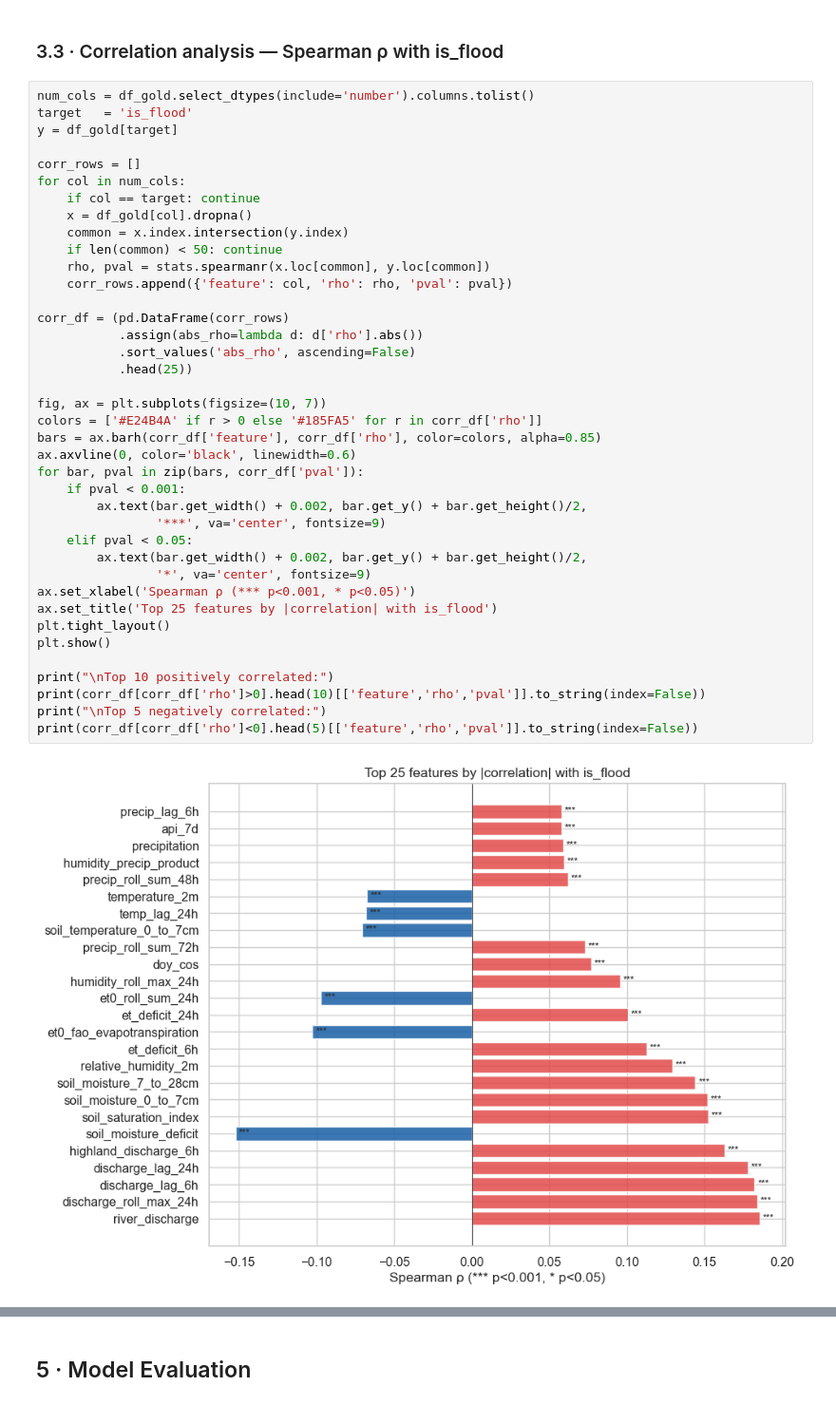
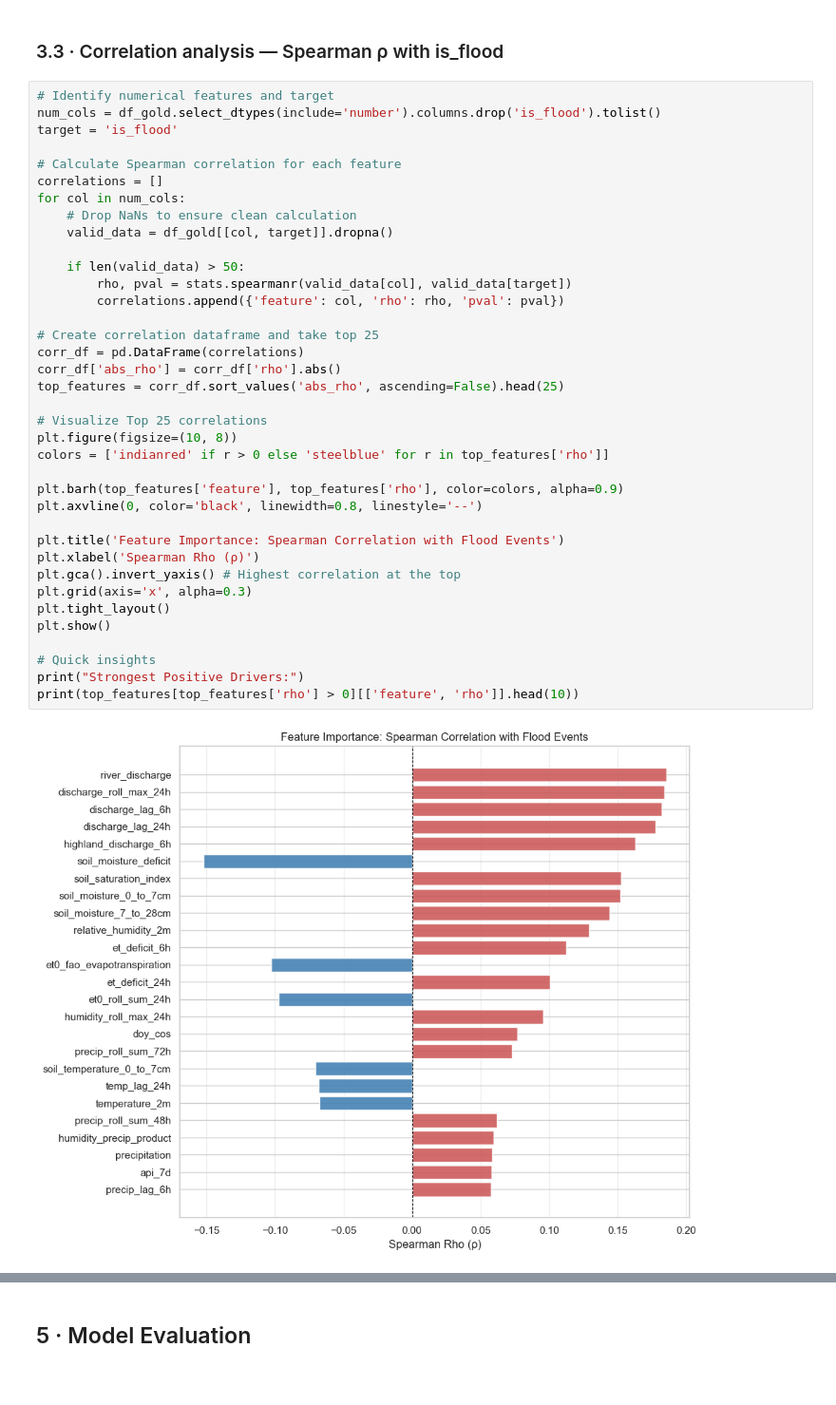
Before and after one commit to AliAgabalayev/Baku-Sentinel-Advanced-Flash-Flood-Forecasting-System, a Jupyter notebook: notebooks/day_04_baku_sentinel.ipynb, the cells around one changed output, grey strips where cells are left out. Shown at 95% size. Cells and saved outputs as stored; diff of their text form.

```diff
--- a/notebooks/day_04_baku_sentinel.ipynb
+++ b/notebooks/day_04_baku_sentinel.ipynb
@@ -213,43 +185,41 @@ plt.show()
 # %% [markdown]
 ### 3.3 · Correlation analysis — Spearman ρ with is_flood
 # %%
-num_cols = df_gold.select_dtypes(include='number').columns.tolist()
-target   = 'is_flood'
-y = df_gold[target]
+# Identify numerical features and target
+num_cols = df_gold.select_dtypes(include='number').columns.drop('is_flood').tolist()
+target = 'is_flood'
 
-corr_rows = []
+# Calculate Spearman correlation for each feature
+correlations = []
 for col in num_cols:
-    if col == target: continue
-    x = df_gold[col].dropna()
-    common = x.index.intersection(y.index)
-    if len(common) < 50: continue
-    rho, pval = stats.spearmanr(x.loc[common], y.loc[common])
-    corr_rows.append({'feature': col, 'rho': rho, 'pval': pval})
+    # Drop NaNs to ensure clean calculation
+    valid_data = df_gold[[col, target]].dropna()
 
-corr_df = (pd.DataFrame(corr_rows)
-           .assign(abs_rho=lambda d: d['rho'].abs())
-           .sort_values('abs_rho', ascending=False)
-           .head(25))
+    if len(valid_data) > 50:
+        rho, pval = stats.spearmanr(valid_data[col], valid_data[target])
+        correlations.append({'feature': col, 'rho': rho, 'pval': pval})
 
-fig, ax = plt.subplots(figsize=(10, 7))
-colors = ['#E24B4A' if r > 0 else '#185FA5' for r in corr_df['rho']]
-bars = ax.barh(corr_df['feature'], corr_df['rho'], color=colors, alpha=0.85)
-ax.axvline(0, color='black', linewidth=0.6)
-for bar, pval in zip(bars, corr_df['pval']):
-    if pval < 0.001:
-        ax.text(bar.get_width() + 0.002, bar.get_y() + bar.get_height()/2,
-                '***', va='center', fontsize=9)
-    elif pval < 0.05:
-        ax.text(bar.get_width() + 0.002, bar.get_y() + bar.get_height()/2,
-                '*', va='center', fontsize=9)
-ax.set_xlabel('Spearman ρ (*** p<0.001, * p<0.05)')
-ax.set_title('Top 25 features by |correlation| with is_flood')
+# Create correlation dataframe and take top 25
+corr_df = pd.DataFrame(correlations)
+corr_df['abs_rho'] = corr_df['rho'].abs()
+top_features = corr_df.sort_values('abs_rho', ascending=False).head(25)
+
+# Visualize Top 25 correlations
+plt.figure(figsize=(10, 8))
+colors = ['indianred' if r > 0 else 'steelblue' for r in top_features['rho']]
+
+plt.barh(top_features['feature'], top_features['rho'], color=colors, alpha=0.9)
+plt.axvline(0, color='black', linewidth=0.8, linestyle='--')
+
+plt.title('Feature Importance: Spearman Correlation with Flood Events')
+plt.xlabel('Spearman Rho (ρ)')
+plt.gca().invert_yaxis() # Highest correlation at the top
+plt.grid(axis='x', alpha=0.3)
 plt.tight_layout()
 plt.show()
 
-print("\nTop 10 positively correlated:")
-print(corr_df[corr_df['rho']>0].head(10)[['feature','rho','pval']].to_string(index=False))
-print("\nTop 5 negatively correlated:")
-print(corr_df[corr_df['rho']<0].head(5)[['feature','rho','pval']].to_string(index=False))
+# Quick insights
+print("Strongest Positive Drivers:")
+print(top_features[top_features['rho'] > 0][['feature', 'rho']].head(10))
 # %% [output]
-[figure, old version]
+[figure, new version]
```
Also changed, not shown: parts of 35 cells of this notebook, 1 other file.
